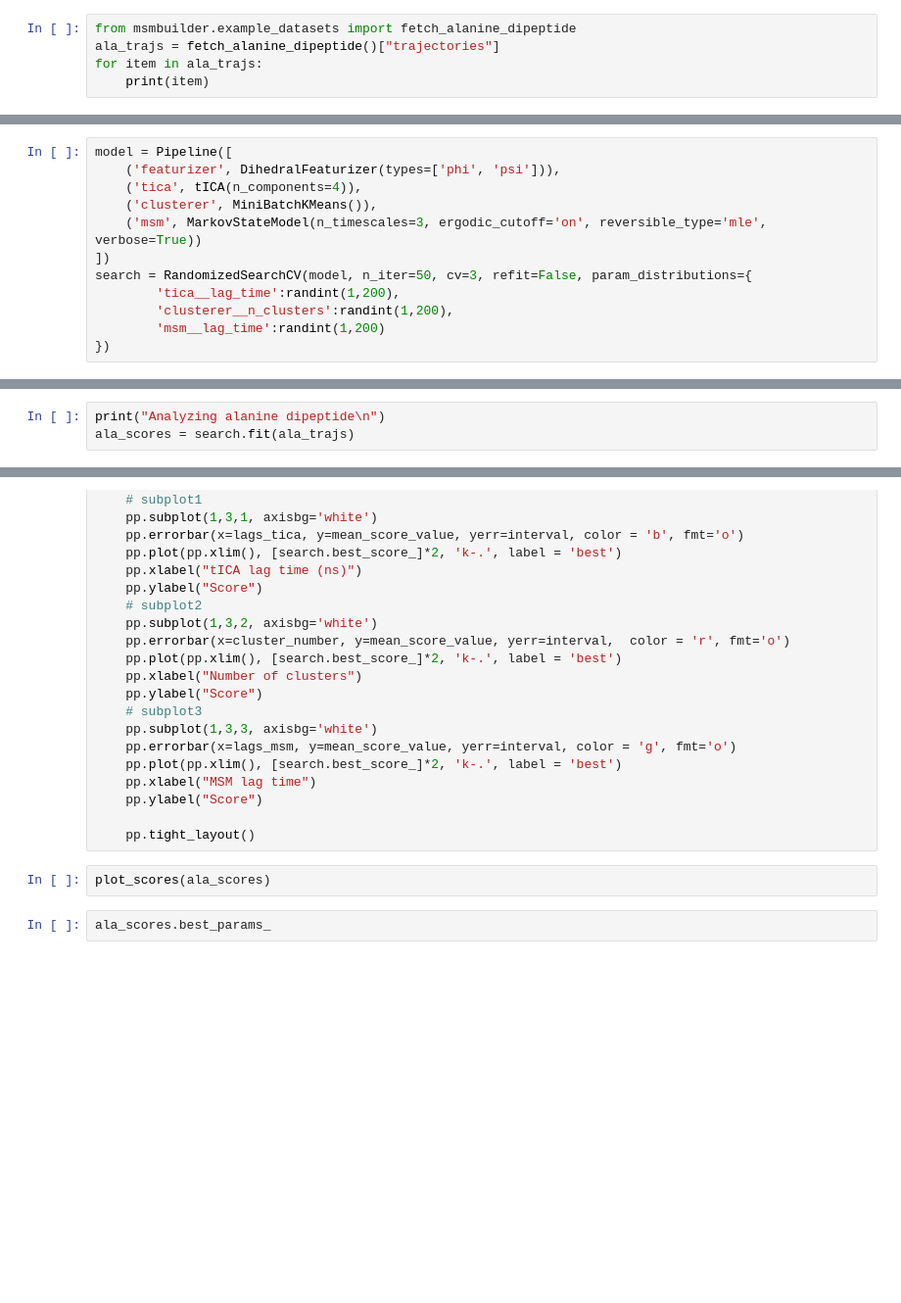
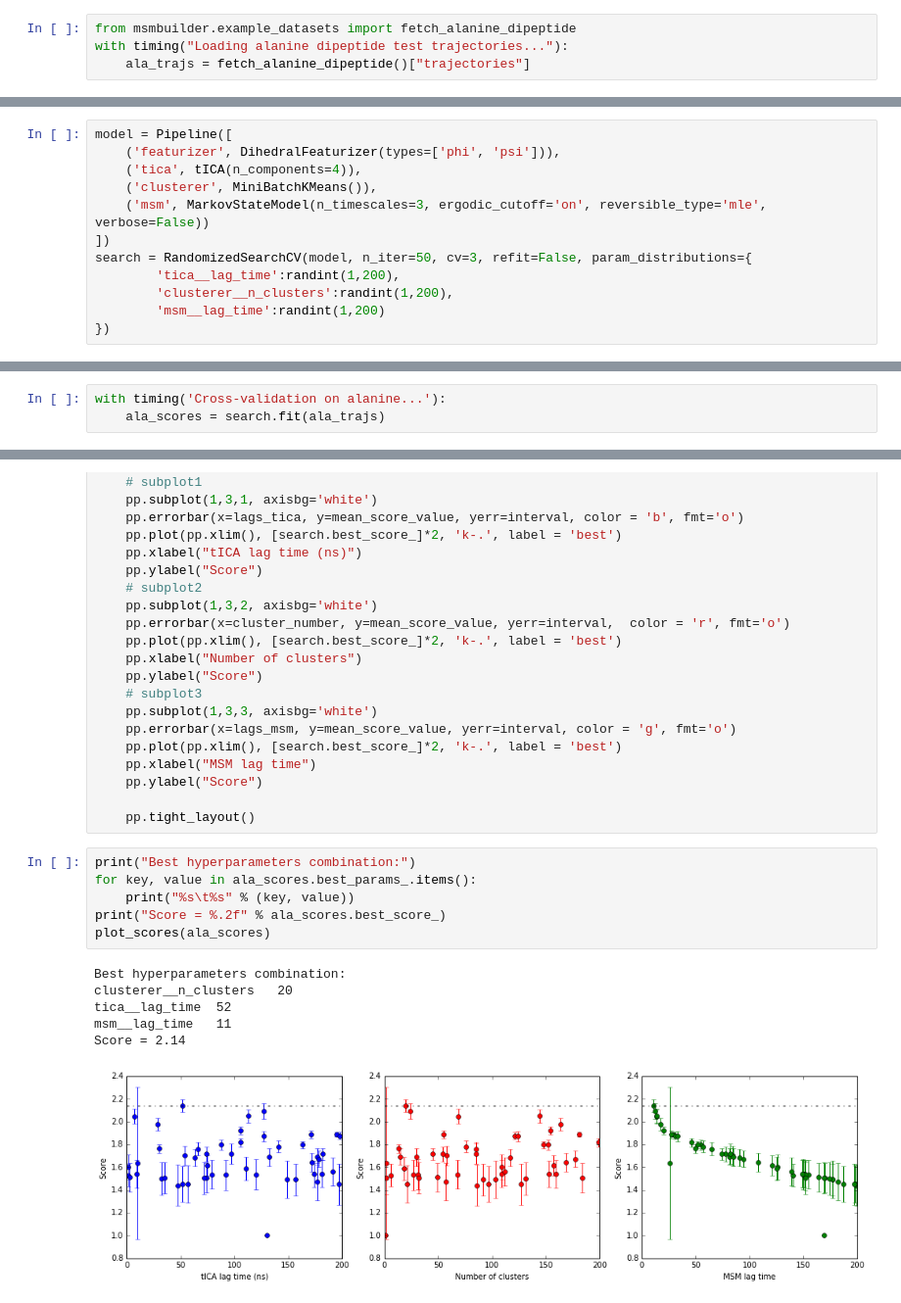
Before and after one commit to jeiros/Jupyter_notebooks, a Jupyter notebook: python/markov_analysis/gmrq-model-selection.ipynb, the cells around one changed output, grey strips where cells are left out. Shown at 98% size. Cells and saved outputs as stored; diff of their text form; blank space fills up the shorter version.

```diff
--- a/python/markov_analysis/gmrq-model-selection.ipynb
+++ b/python/markov_analysis/gmrq-model-selection.ipynb
@@ -88,7 +71,6 @@ for item in my_trajs:
 Now load the example alanine dipeptide trajectories to test the functions in this notebook.
 # %%
 from msmbuilder.example_datasets import fetch_alanine_dipeptide
-ala_trajs = fetch_alanine_dipeptide()["trajectories"]
-for item in ala_trajs:
-    print(item)
+with timing("Loading alanine dipeptide test trajectories..."):
+    ala_trajs = fetch_alanine_dipeptide()["trajectories"]
 # %% [output]
@@ -115,7 +98,7 @@ model = Pipeline([
     ('featurizer', DihedralFeaturizer(types=['phi', 'psi'])),
     ('tica', tICA(n_components=4)),
     ('clusterer', MiniBatchKMeans()),
-    ('msm', MarkovStateModel(n_timescales=3, ergodic_cutoff='on', reversible_type='mle', verbose=True))
+    ('msm', MarkovStateModel(n_timescales=3, ergodic_cutoff='on', reversible_type='mle', verbose=False))
 ])
 search = RandomizedSearchCV(model, n_iter=50, cv=3, refit=False, param_distributions={
         'tica__lag_time':randint(1,200),
@@ -125,6 +108,6 @@ search = RandomizedSearchCV(model, n_iter=50, cv=3, refit=False, param_distribut
 # %% [markdown]
 Test the cross-validation on the alanine dataset. Doesn't give any errors.
 # %%
-print("Analyzing alanine dipeptide\n")
-ala_scores = search.fit(ala_trajs)
+with timing('Cross-validation on alanine...'):
+    ala_scores = search.fit(ala_trajs)
 # %% [output]
@@ -190,7 +152,16 @@ def plot_scores(score_matrix):
     pp.ylabel("Score")
 
     pp.tight_layout()
-# %%
-plot_scores(ala_scores)
-# %%
-ala_scores.best_params_
+# %%
+print("Best hyperparameters combination:")
+for key, value in ala_scores.best_params_.items():
+    print("%s\t%s" % (key, value))
+print("Score = %.2f" % ala_scores.best_score_)
+plot_scores(ala_scores)
+# %% [output]
+Best hyperparameters combination:
+clusterer__n_clusters   20
+tica__lag_time  52
+msm__lag_time   11
+Score = 2.14
+[figure, added]
```
Also changed, not shown: parts of 16 cells of this notebook, 1 other file.
